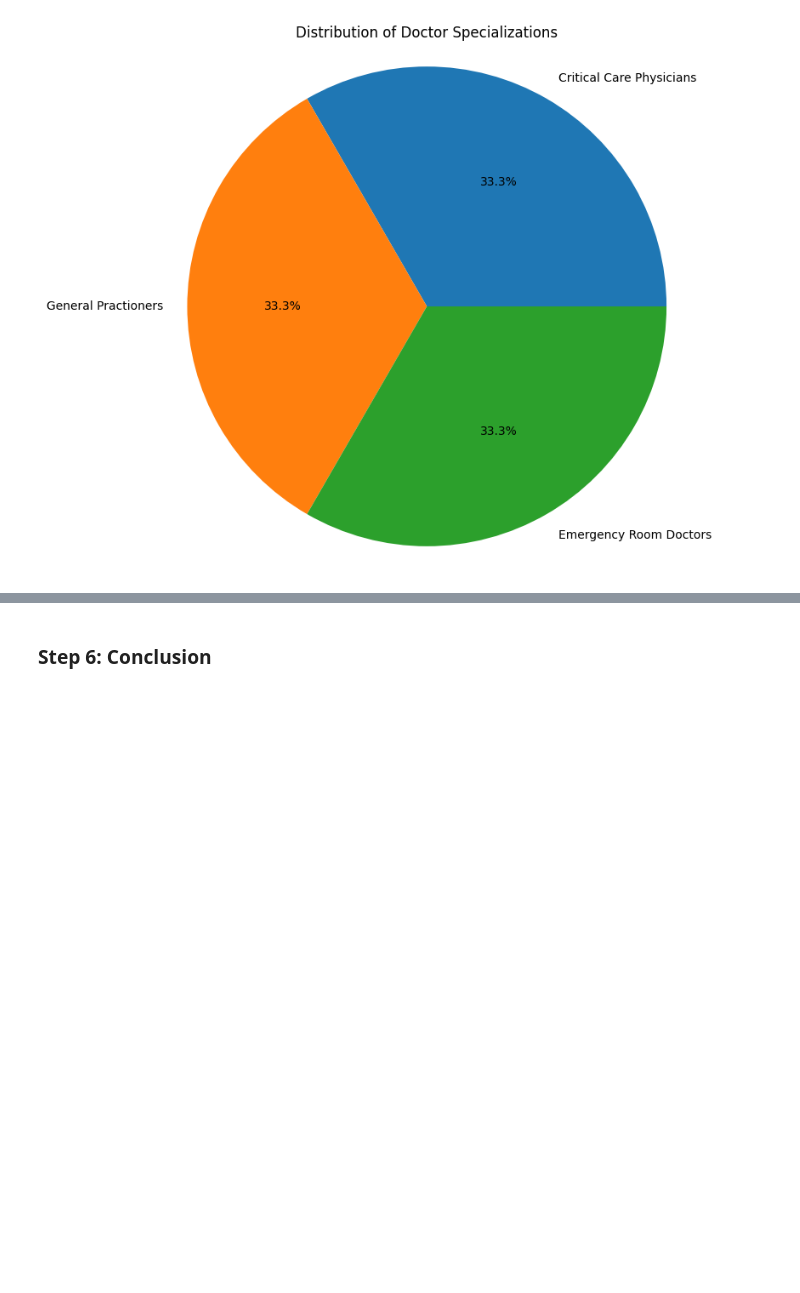
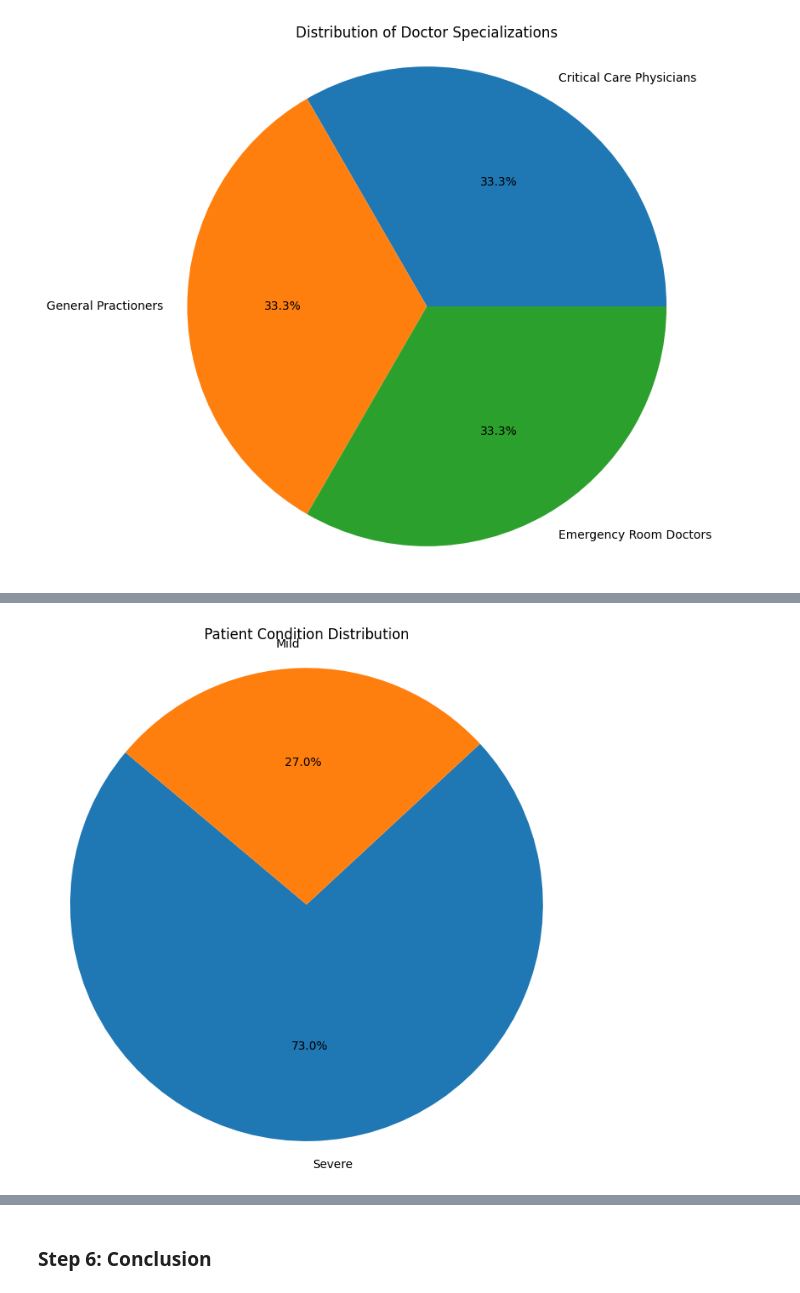
Before and after one commit to Pavani8902/healthcare_data_insights_pavani, a Jupyter notebook: Healthcarecenterdata.ipynb, the cells around one changed output, grey strips where cells are left out. Drawn from its saved outputs; the diff is of its cells as text; code cells hidden in the pictures; blank space fills up the shorter version.

```diff
--- a/Healthcarecenterdata.ipynb
+++ b/Healthcarecenterdata.ipynb
@@ -350,0 +410,14 @@ plt.show()
+# %%
+import matplotlib.pyplot as plt
+
+# Define the counts for each condition
+condition_counts = {'Severe': 73, 'Mild': 27}
+
+# Create pie chart
+plt.figure(figsize=(8, 8))
+plt.pie(condition_counts.values(), labels=condition_counts.keys(), autopct='%1.1f%%', startangle=140)
+plt.title('Patient Condition Distribution')
+plt.axis('equal')  # Equal aspect ratio ensures that pie is drawn as a circle.
+plt.show()
+# %% [output]
+[figure, added]
```
Also changed, not shown: parts of 6 cells of this notebook.
